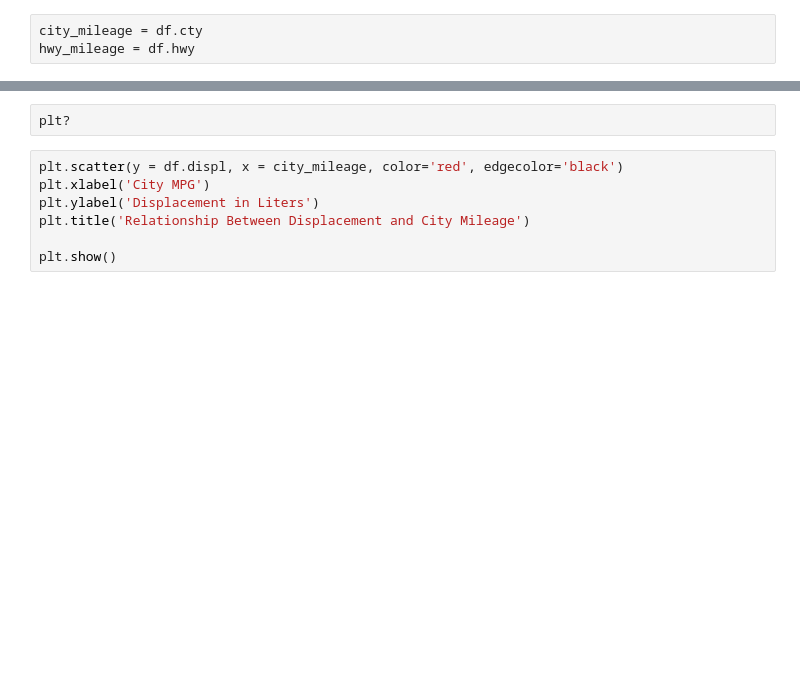
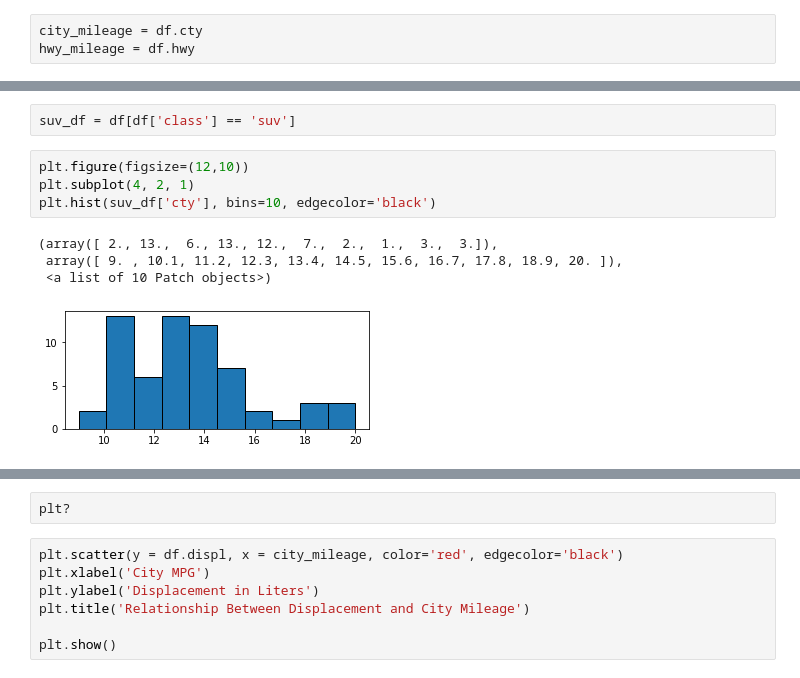
Before and after one commit to faithkane3/codeup_review, a Jupyter notebook: matplotlib.ipynb, the cells around one changed output, grey strips where cells are left out. Drawn from its saved outputs; the diff is of its cells as text; blank space fills up the shorter version.

```diff
--- a/matplotlib.ipynb
+++ b/matplotlib.ipynb
@@ -87 +122,12 @@ hwy_mileage = df.hwy
+# %%
+suv_df = df[df['class'] == 'suv']
+# %%
+plt.figure(figsize=(12,10))
+plt.subplot(4, 2, 1)
+plt.hist(suv_df['cty'], bins=10, edgecolor='black')
+# %% [output]
+(array([ 2., 13.,  6., 13., 12.,  7.,  2.,  1.,  3.,  3.]),
+ array([ 9. , 10.1, 11.2, 12.3, 13.4, 14.5, 15.6, 16.7, 17.8, 18.9, 20. ]),
+ <a list of 10 Patch objects>)
+[figure, added]
 # %%
```
Also changed, not shown: parts of 12 cells of this notebook, 2 other files.
